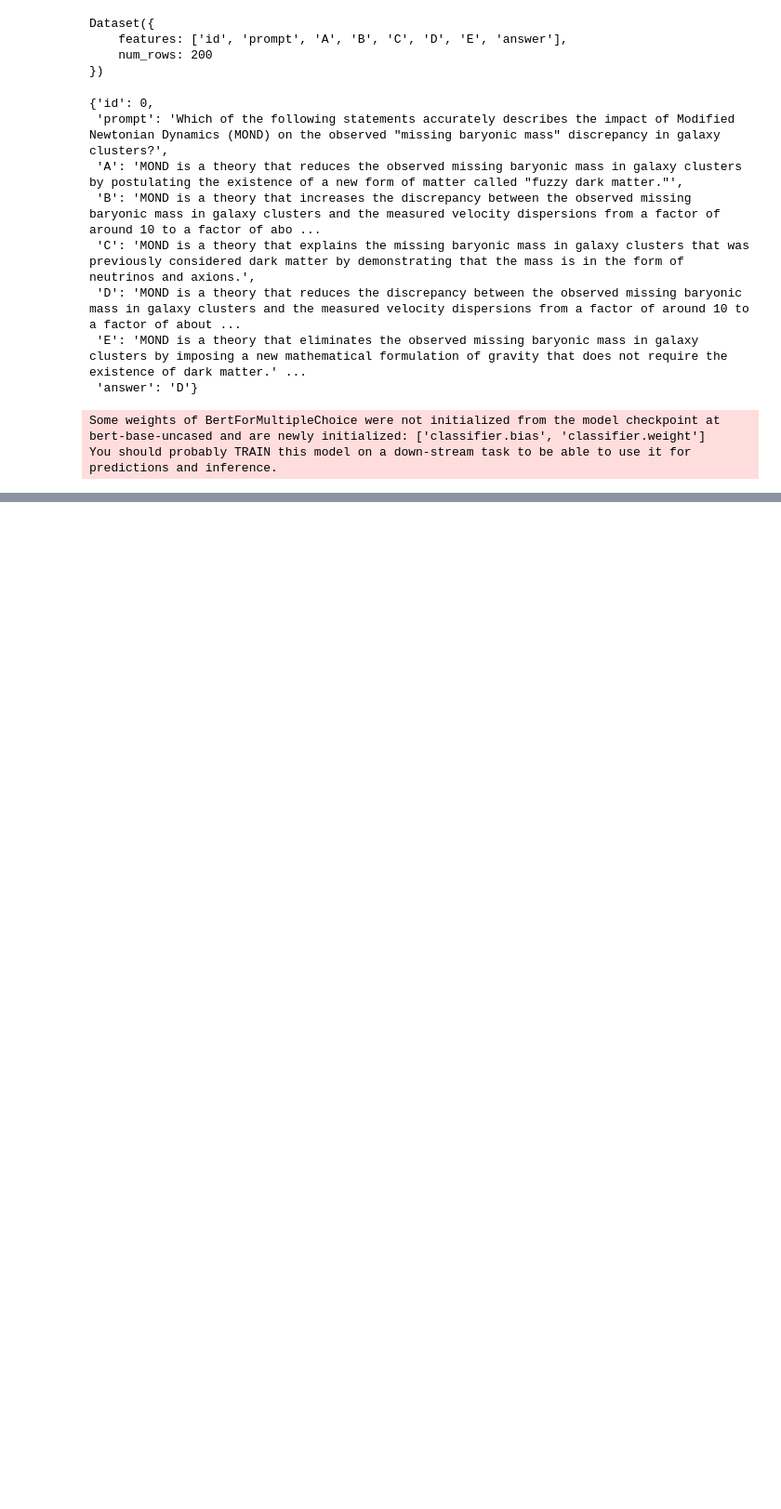
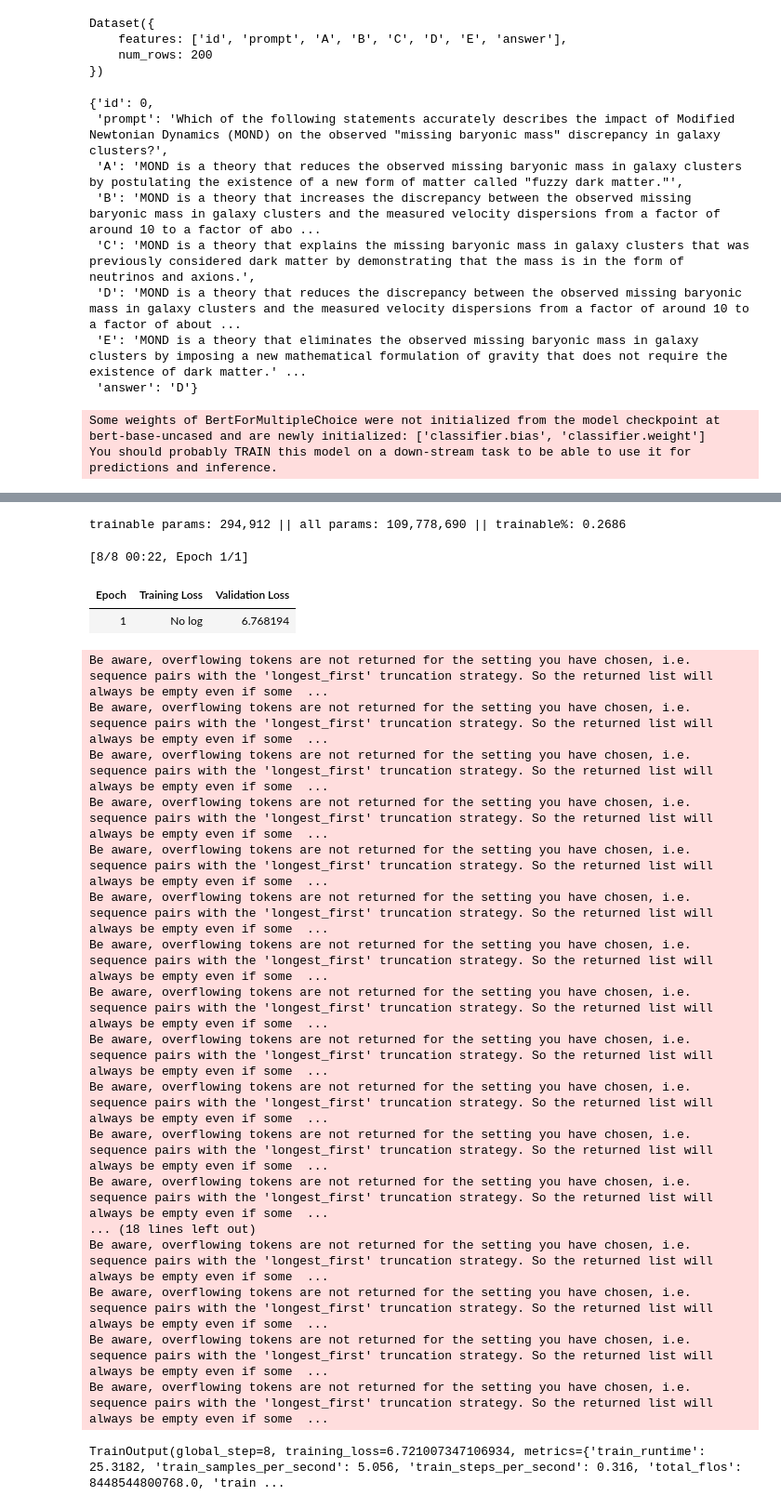
Before and after one commit to svk-123/kaggle, a Jupyter notebook: LLM_Science_Exam/LLM_science_exam_2_context_based_PEFT_BERT.ipynb, the cells around one changed output, grey strips where cells are left out. Shown at 93% size. Saved outputs shown, nothing was run; the diff lists cells and outputs as text; code cells hidden in the pictures; blank space fills up the shorter version.

```diff
--- a/LLM_Science_Exam/LLM_science_exam_2_context_based_PEFT_BERT.ipynb
+++ b/LLM_Science_Exam/LLM_science_exam_2_context_based_PEFT_BERT.ipynb
@@ -58,0 +188,55 @@ train_df['predicted_answer']=prediction
+# %%
+from transformers import BertForNextSentencePrediction, BertTokenizer, Trainer, TrainingArguments
+from peft import PeftConfig, PeftModel
+from peft import get_peft_model, LoraConfig, TaskType
+import torch
+
+# Initialize BERT with Next Sentence Prediction head
+model = BertForNextSentencePrediction.from_pretrained('bert-base-uncased')
+
+# Initialize the tokenizer
+tokenizer = BertTokenizer.from_pretrained('bert-base-uncased')
+
+# Prepare PEFT configuration (for LoRA in this case)
+peft_config = LoraConfig(
+    task_type=TaskType.SEQ_CLS,  # NSP task
+    r=8,                                         # Low-rank factor
+    lora_alpha=32,                               # Scaling factor
+    lora_dropout=0.1,                            # Dropout for LoRA
+    target_modules=["query", "value"],           # Target attention layers
+)
+
+# Apply LoRA to the model
+peft_model = get_peft_model(model, peft_config)
+
+# Verify the trainable parameters
+peft_model.print_trainable_parameters()
+
+# Training arguments
+training_args = TrainingArguments(
+    output_dir="./data/peft/",       # Output directory
+    evaluation_strategy="epoch",  # Evaluate at the end of every epoch
+    learning_rate=5e-5,           # Learning rate
+    per_device_train_batch_size=16,   # Batch size for training
+    per_device_eval_batch_size=16,    # Batch size for evaluation
+    num_train_epochs=1,           # Number of epochs
+    weight_decay=0.001,            # Weight decay
+    logging_dir='./logs',         # Directory for logging
+    logging_steps=100,
+)
+
+# DataLoader already prepared
+# `nsp_dataset` should be prepared as discussed in the previous steps
+
+# Initialize the Trainer
+trainer = Trainer(
+    model=peft_model,             # PEFT BERT model with LoRA
+    args=training_args,           # Training arguments
+    train_dataset=nsp_dataset_mini,    # Training dataset
+    eval_dataset=nsp_dataset_mini,     # Evaluation dataset (you can split the data if needed)
+    tokenizer=tokenizer           # Tokenizer
+)
+
+# Start training
+trainer.train()
+# %% [output]
@@ -58,0 +247,22 @@ train_df['predicted_answer']=prediction
+trainable params: 294,912 || all params: 109,778,690 || trainable%: 0.2686
+[8/8 00:22, Epoch 1/1]
+| Epoch | Training Loss | Validation Loss |
+| 1 | No log | 6.768194 |
+Be aware, overflowing tokens are not returned for the setting you have chosen, i.e. sequence pairs with the 'longest_first' truncation strategy. So the returned list will always be empty even if some  ...
+Be aware, overflowing tokens are not returned for the setting you have chosen, i.e. sequence pairs with the 'longest_first' truncation strategy. So the returned list will always be empty even if some  ...
+Be aware, overflowing tokens are not returned for the setting you have chosen, i.e. sequence pairs with the 'longest_first' truncation strategy. So the returned list will always be empty even if some  ...
+Be aware, overflowing tokens are not returned for the setting you have chosen, i.e. sequence pairs with the 'longest_first' truncation strategy. So the returned list will always be empty even if some  ...
+Be aware, overflowing tokens are not returned for the setting you have chosen, i.e. sequence pairs with the 'longest_first' truncation strategy. So the returned list will always be empty even if some  ...
+Be aware, overflowing tokens are not returned for the setting you have chosen, i.e. sequence pairs with the 'longest_first' truncation strategy. So the returned list will always be empty even if some  ...
+Be aware, overflowing tokens are not returned for the setting you have chosen, i.e. sequence pairs with the 'longest_first' truncation strategy. So the returned list will always be empty even if some  ...
+Be aware, overflowing tokens are not returned for the setting you have chosen, i.e. sequence pairs with the 'longest_first' truncation strategy. So the returned list will always be empty even if some  ...
+Be aware, overflowing tokens are not returned for the setting you have chosen, i.e. sequence pairs with the 'longest_first' truncation strategy. So the returned list will always be empty even if some  ...
+Be aware, overflowing tokens are not returned for the setting you have chosen, i.e. sequence pairs with the 'longest_first' truncation strategy. So the returned list will always be empty even if some  ...
+Be aware, overflowing tokens are not returned for the setting you have chosen, i.e. sequence pairs with the 'longest_first' truncation strategy. So the returned list will always be empty even if some  ...
+Be aware, overflowing tokens are not returned for the setting you have chosen, i.e. sequence pairs with the 'longest_first' truncation strategy. So the returned list will always be empty even if some  ...
+... (18 lines left out)
+Be aware, overflowing tokens are not returned for the setting you have chosen, i.e. sequence pairs with the 'longest_first' truncation strategy. So the returned list will always be empty even if some  ...
+Be aware, overflowing tokens are not returned for the setting you have chosen, i.e. sequence pairs with the 'longest_first' truncation strategy. So the returned list will always be empty even if some  ...
+Be aware, overflowing tokens are not returned for the setting you have chosen, i.e. sequence pairs with the 'longest_first' truncation strategy. So the returned list will always be empty even if some  ...
+Be aware, overflowing tokens are not returned for the setting you have chosen, i.e. sequence pairs with the 'longest_first' truncation strategy. So the returned list will always be empty even if some  ...
+TrainOutput(global_step=8, training_loss=6.721007347106934, metrics={'train_runtime': 25.3182, 'train_samples_per_second': 5.056, 'train_steps_per_second': 0.316, 'total_flos': 8448544800768.0, 'train ...
```
Also changed, not shown: parts of 17 cells of this notebook.
